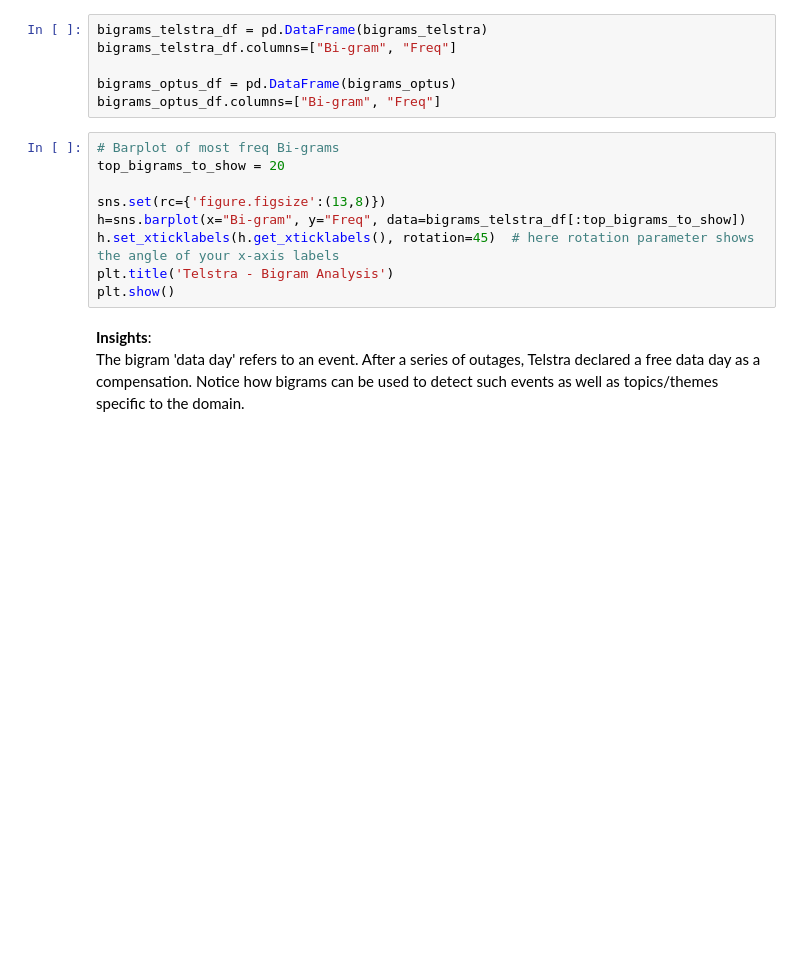
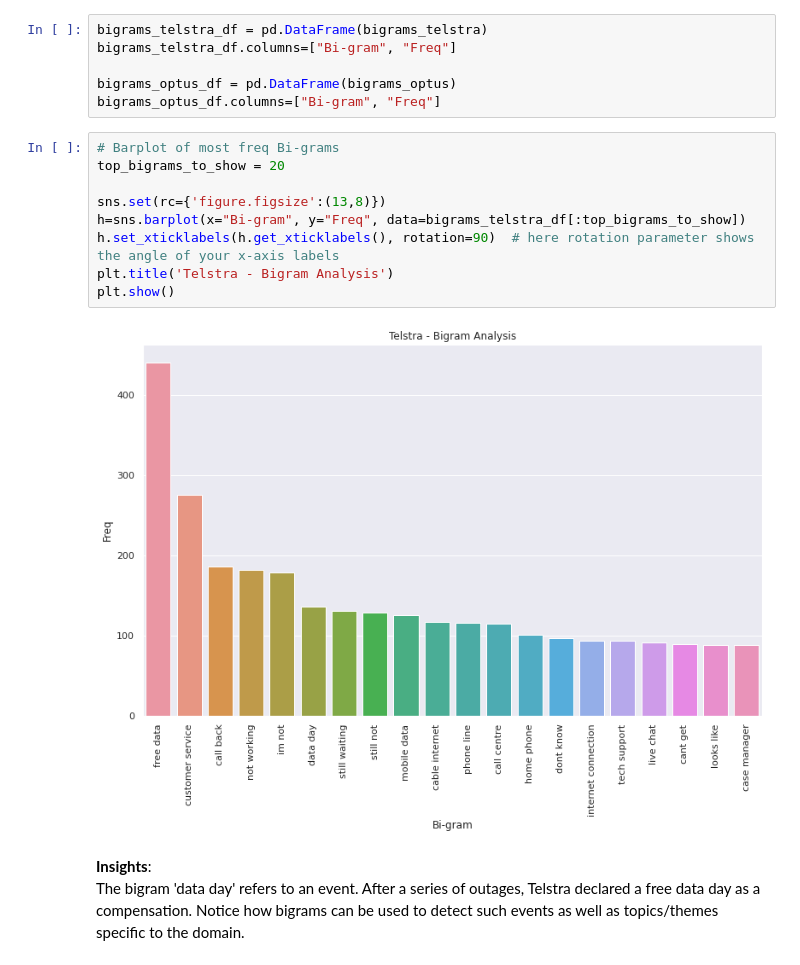
Before and after one commit to CDAC-lab/BUS5PR1-Analytics-Notebooks, a Jupyter notebook: Week_06_Advanced_NLP_Workshop.ipynb, the cells around one changed output. Cells and saved outputs as stored; diff of their text form; blank space fills up the shorter version.

```diff
--- a/Week_06_Advanced_NLP_Workshop.ipynb
+++ b/Week_06_Advanced_NLP_Workshop.ipynb
@@ -463,12 +469,14 @@ bigrams_optus_df.columns=["Bi-gram", "Freq"]
 # %%
 # Barplot of most freq Bi-grams
 top_bigrams_to_show = 20
 
 sns.set(rc={'figure.figsize':(13,8)})
 h=sns.barplot(x="Bi-gram", y="Freq", data=bigrams_telstra_df[:top_bigrams_to_show])
-h.set_xticklabels(h.get_xticklabels(), rotation=45)  # here rotation parameter shows the angle of your x-axis labels
+h.set_xticklabels(h.get_xticklabels(), rotation=90)  # here rotation parameter shows the angle of your x-axis labels
 plt.title('Telstra - Bigram Analysis')
 plt.show()
+# %% [output]
+[figure, added]
 # %% [markdown]
 **Insights**:
 The bigram 'data day' refers to an event. After a series of outages, Telstra declared a free data day as a compensation. Notice how bigrams can be used to detect such events as well as topics/themes specific to the domain.
```
Also changed, not shown: parts of 16 cells of this notebook.
